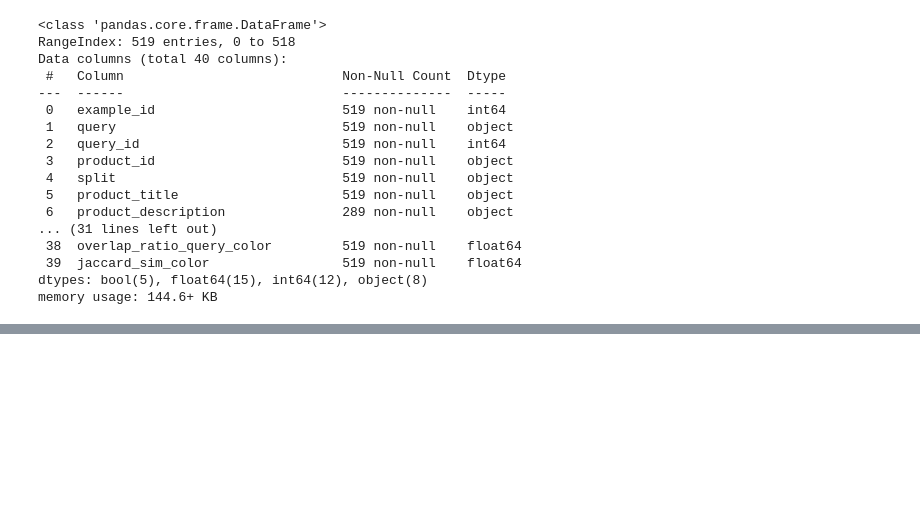
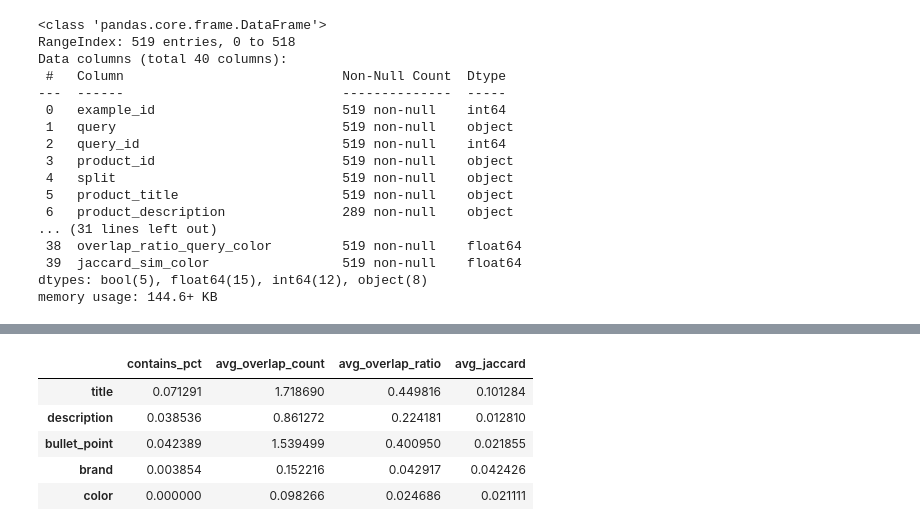
Before and after one commit to schellrw/semantic-search, a Jupyter notebook: notebooks/01_data_exploration.ipynb, the cells around one changed output, grey strips where cells are left out. Drawn from its saved outputs; the diff is of its cells as text; code cells hidden in the pictures; blank space fills up the shorter version.

```diff
--- a/notebooks/01_data_exploration.ipynb
+++ b/notebooks/01_data_exploration.ipynb
@@ -751,0 +754,9 @@ df.head()
+# %%
+df_overlap.head()
+# %% [output]
+|  | contains_pct | avg_overlap_count | avg_overlap_ratio | avg_jaccard |
+| title | 0.071291 | 1.718690 | 0.449816 | 0.101284 |
+| description | 0.038536 | 0.861272 | 0.224181 | 0.012810 |
+| bullet_point | 0.042389 | 1.539499 | 0.400950 | 0.021855 |
+| brand | 0.003854 | 0.152216 | 0.042917 | 0.042426 |
+| color | 0.000000 | 0.098266 | 0.024686 | 0.021111 |
```
Also changed, not shown: parts of 5 cells of this notebook, 6 other files.
